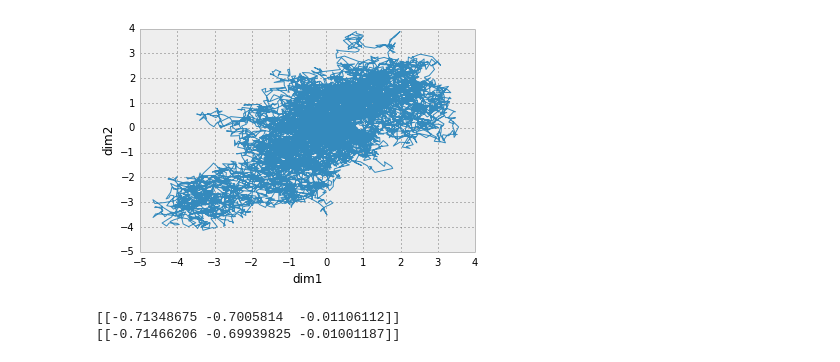
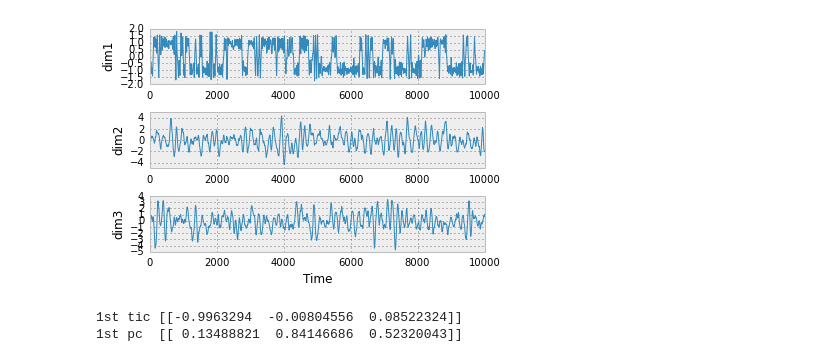
Before and after one commit to msmbuilder/msmbuilder, a Jupyter notebook: example/tica-example.ipynb, the cells around one changed output. Cells and saved outputs as stored; diff of their text form; code cells hidden in the pictures.

```diff
--- a/example/tica-example.ipynb
+++ b/example/tica-example.ipynb
@@ -26,6 +28,26 @@ def system1(n_steps=1000):
         x[i] = context.getState(getPositions=True).getPositions(asNumpy=True)._value
         integrator.step(1)
     return x
+
+
+def system2(n_steps=10000):
+    """Simulate a different 3-dimensional system"""
+
+    import simtk.openmm as mm
+    system = mm.System()
+    system.addParticle(1)
+    force = mm.CustomExternalForce('10*(x-1)^2*(x+1)^2 + 2*y^2 + 2*z^2')
+    force.addParticle(0, [])
+    system.addForce(force)
+    integrator = mm.LangevinIntegrator(1000, 1, 0.02)
+    context = mm.Context(system, integrator)
+    context.setPositions([[0, 0, 0]])
+    context.setVelocitiesToTemperature(1000)
+    x = np.zeros((n_steps, 3))
+    for i in range(n_steps):
+        x[i] = context.getState(getPositions=True).getPositions(asNumpy=True)._value
+        integrator.step(1)
+    return x
 # %%
 x = system1(10000)
 print x.shape
@@ -43,20 +75,20 @@ show()
-# %%
-plot(x[:,0], x[:,1])
-xlabel('dim1'); ylabel('dim2')
-show()
-# %% [output]
-[figure, removed]
 # %%
-from mixtape.tica import tICA
-from sklearn.decomposition import PCA
+x = system2()
+ylabels = ['dim1', 'dim2', 'dim3']
+for i in range(3):
+    subplot(3, 1, i+1)
+    plot(x[:, i])
+    ylabel(ylabels[i])
+xlabel('Time')
+show()
 
-tica = tICA(n_components=1)
+tica = tICA(n_components=1, offset=100)
 pca = PCA(n_components=1)
 tica.fit(x)
 pca.fit(x)
-
-print tica.components_ / np.linalg.norm(tica.components_)
-print pca.components_ / np.linalg.norm(pca.components_)
+print '1st tic', tica.components_ / np.linalg.norm(tica.components_)
+print '1st pc ', pca.components_ / np.linalg.norm(pca.components_)
 # %% [output]
+[figure, added]
-[[-0.71348675 -0.7005814  -0.01106112]]
-[[-0.71466206 -0.69939825 -0.01001187]]
+1st tic [[-0.9963294  -0.00804556  0.08522324]]
+1st pc  [[ 0.13488821  0.84146686  0.52320043]]
```
Also changed, not shown: parts of 2 cells of this notebook.
